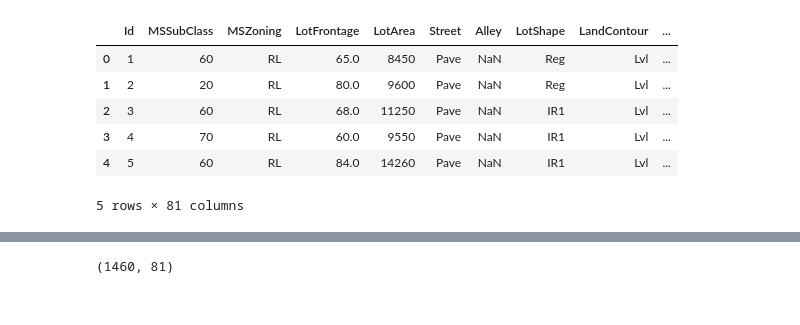
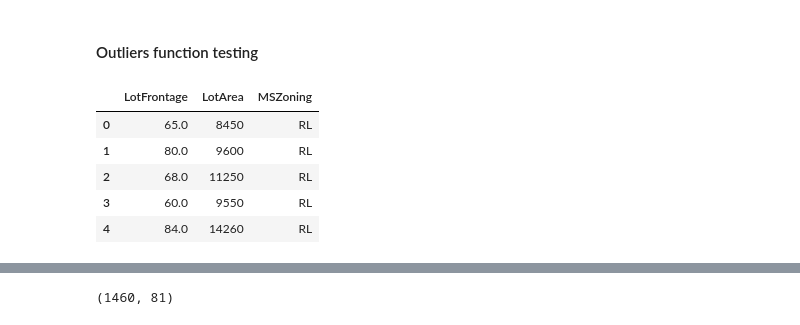
Before and after one commit to moniakq/house_prices, a Jupyter notebook: feature_eng.ipynb, the cells around one changed output, grey strips where cells are left out. Cells and saved outputs as stored; diff of their text form; code cells hidden in the pictures.

```diff
--- a/feature_eng.ipynb
+++ b/feature_eng.ipynb
@@ -22,10 +35,13 @@ def
+# %% [markdown]
+#### Outliers function testing
+# %%
+df1=train_df[['LotFrontage','LotArea','MSZoning']]
 # %%
-train_df.head()
+df1.head()
 # %% [output]
-|  | Id | MSSubClass | MSZoning | LotFrontage | LotArea | Street | Alley | LotShape | LandContour | ... |
-| 0 | 1 | 60 | RL | 65.0 | 8450 | Pave | NaN | Reg | Lvl | ... |
-| 1 | 2 | 20 | RL | 80.0 | 9600 | Pave | NaN | Reg | Lvl | ... |
-| 2 | 3 | 60 | RL | 68.0 | 11250 | Pave | NaN | IR1 | Lvl | ... |
-| 3 | 4 | 70 | RL | 60.0 | 9550 | Pave | NaN | IR1 | Lvl | ... |
-| 4 | 5 | 60 | RL | 84.0 | 14260 | Pave | NaN | IR1 | Lvl | ... |
+|  | LotFrontage | LotArea | MSZoning |
+| 0 | 65.0 | 8450 | RL |
+| 1 | 80.0 | 9600 | RL |
+| 2 | 68.0 | 11250 | RL |
+| 3 | 60.0 | 9550 | RL |
+| 4 | 84.0 | 14260 | RL |
-5 rows × 81 columns
```
Also changed, not shown: parts of 46 cells of this notebook.
